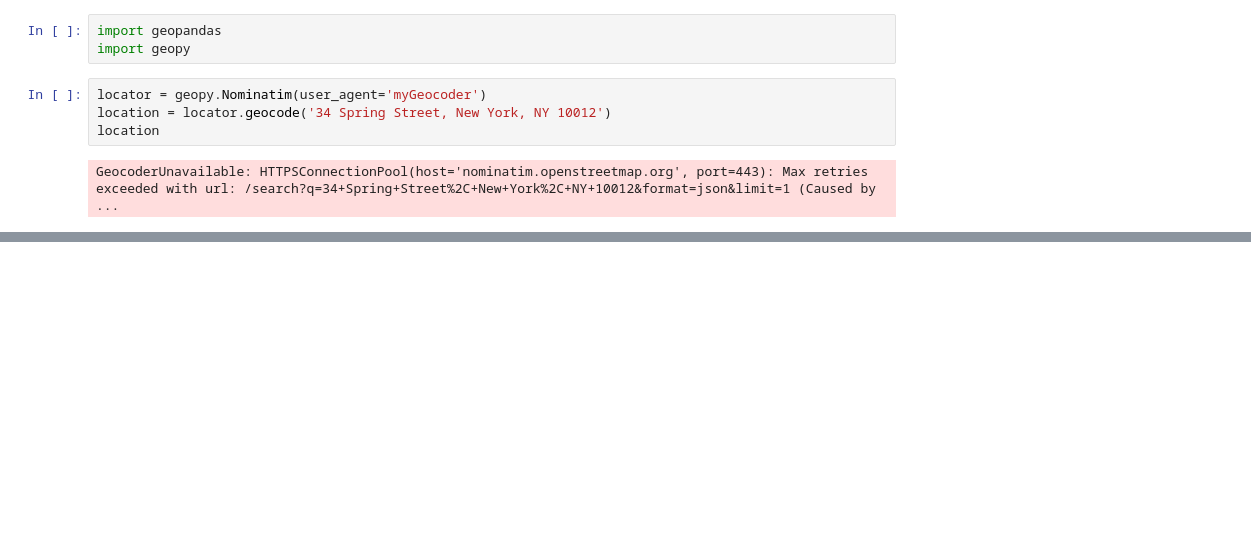
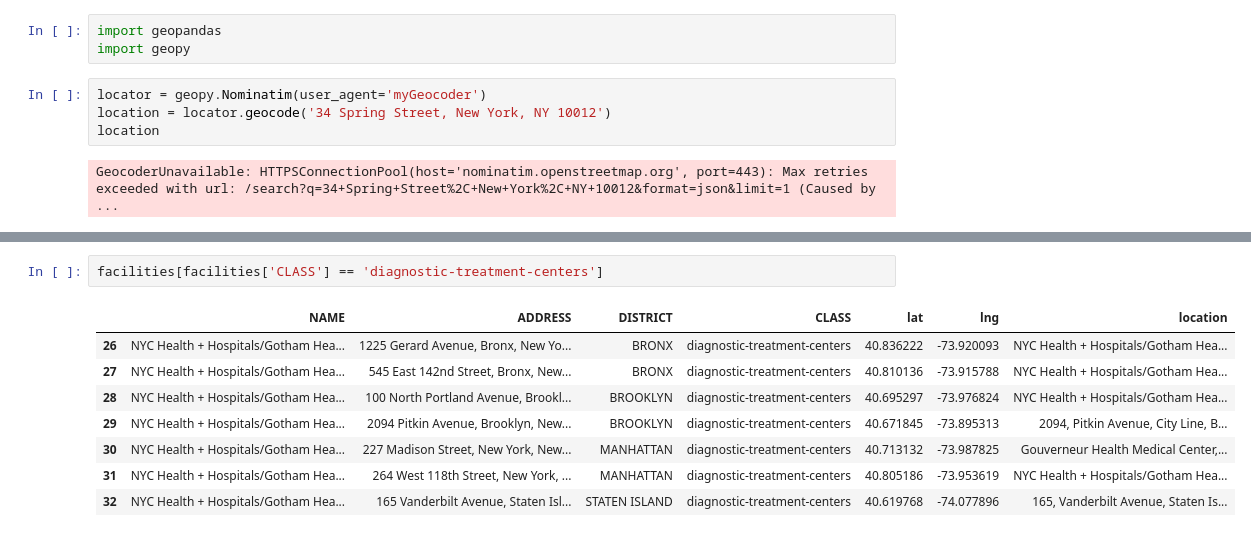
Before and after one commit to saturn-drm/equity-during-covid, a Jupyter notebook: scripts/1130address.ipynb, the cells around one changed output, grey strips where cells are left out. Saved outputs shown, nothing was run; the diff lists cells and outputs as text; blank space fills up the shorter version.

```diff
--- a/scripts/1130address.ipynb
+++ b/scripts/1130address.ipynb
@@ -95,0 +205,11 @@ GeocoderUnavailable: HTTPSConnectionPool(host='nominatim.openstreetmap.org', por
+# %%
+facilities[facilities['CLASS'] == 'diagnostic-treatment-centers']
+# %% [output]
+|  | NAME | ADDRESS | DISTRICT | CLASS | lat | lng | location |
+| 26 | NYC Health + Hospitals/Gotham Hea... | 1225 Gerard Avenue, Bronx, New Yo... | BRONX | diagnostic-treatment-centers | 40.836222 | -73.920093 | NYC Health + Hospitals/Gotham Hea... |
+| 27 | NYC Health + Hospitals/Gotham Hea... | 545 East 142nd Street, Bronx, New... | BRONX | diagnostic-treatment-centers | 40.810136 | -73.915788 | NYC Health + Hospitals/Gotham Hea... |
+| 28 | NYC Health + Hospitals/Gotham Hea... | 100 North Portland Avenue, Brookl... | BROOKLYN | diagnostic-treatment-centers | 40.695297 | -73.976824 | NYC Health + Hospitals/Gotham Hea... |
+| 29 | NYC Health + Hospitals/Gotham Hea... | 2094 Pitkin Avenue, Brooklyn, New... | BROOKLYN | diagnostic-treatment-centers | 40.671845 | -73.895313 | 2094, Pitkin Avenue, City Line, B... |
+| 30 | NYC Health + Hospitals/Gotham Hea... | 227 Madison Street, New York, New... | MANHATTAN | diagnostic-treatment-centers | 40.713132 | -73.987825 | Gouverneur Health Medical Center,... |
+| 31 | NYC Health + Hospitals/Gotham Hea... | 264 West 118th Street, New York, ... | MANHATTAN | diagnostic-treatment-centers | 40.805186 | -73.953619 | NYC Health + Hospitals/Gotham Hea... |
+| 32 | NYC Health + Hospitals/Gotham Hea... | 165 Vanderbilt Avenue, Staten Isl... | STATEN ISLAND | diagnostic-treatment-centers | 40.619768 | -74.077896 | 165, Vanderbilt Avenue, Staten Is... |
```
Also changed, not shown: parts of 27 cells of this notebook, 9 other files.
